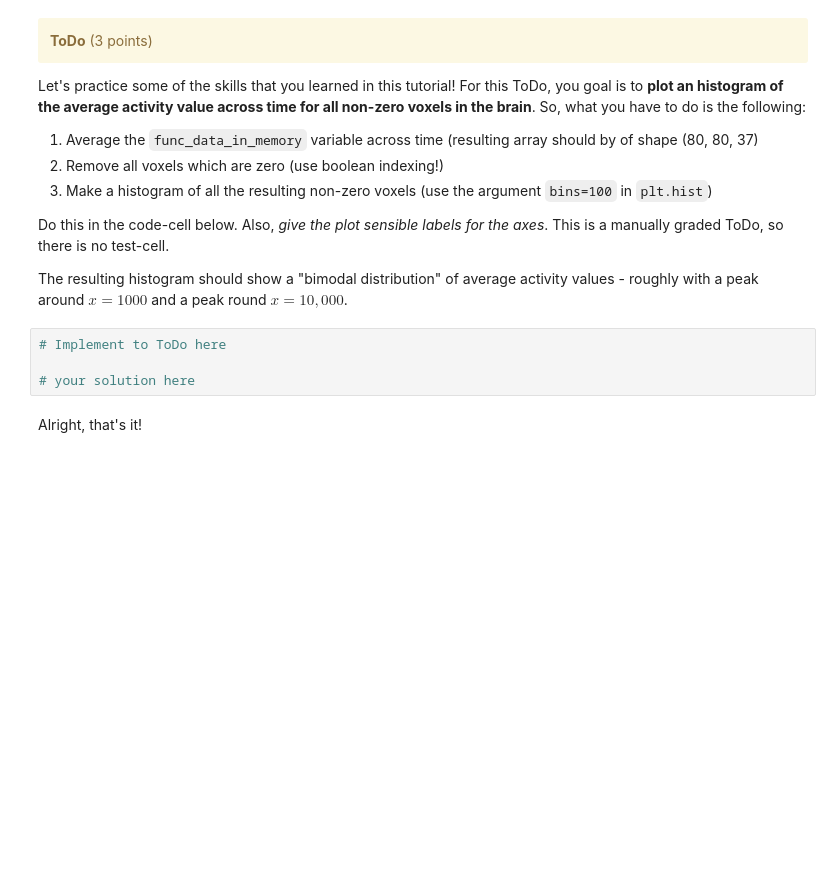
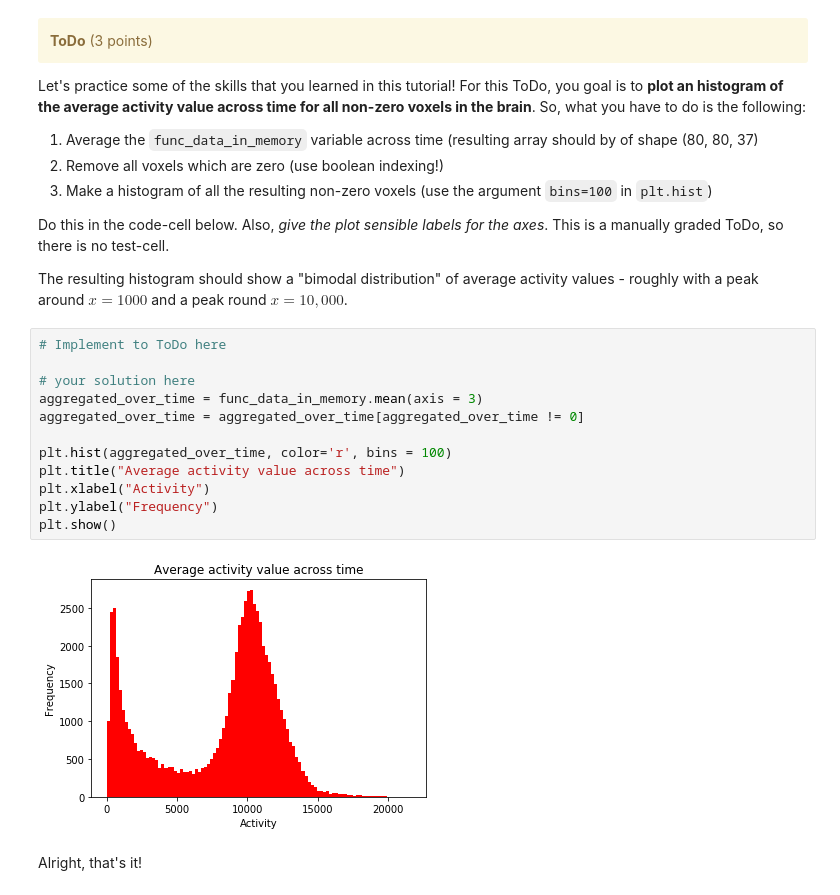
Before and after one commit to FlorianSeitz/python_workshop-Basel, a Jupyter notebook: python_tutorial.ipynb, the cells around one changed output. Saved outputs shown, nothing was run; the diff lists cells and outputs as text; blank space fills up the shorter version.

```diff
--- a/python_tutorial.ipynb
+++ b/python_tutorial.ipynb
@@ -2357,9 +2947,19 @@ Let's practice some of the skills that you learned in this tutorial! For this To
 Do this in the code-cell below. Also, *give the plot sensible labels for the axes*. This is a manually graded ToDo, so there is no test-cell.
 
 The resulting histogram should show a "bimodal distribution" of average activity values - roughly with a peak around $x = 1000$ and a peak round $x = 10,000$.
-# %%
-# Implement to ToDo here
-
-# your solution here
+# %%
+# Implement to ToDo here
+
+# your solution here
+aggregated_over_time = func_data_in_memory.mean(axis = 3)
+aggregated_over_time = aggregated_over_time[aggregated_over_time != 0]
+
+plt.hist(aggregated_over_time, color='r', bins = 100)
+plt.title("Average activity value across time")
+plt.xlabel("Activity")
+plt.ylabel("Frequency")
+plt.show()
+# %% [output]
+[figure, added]
 # %% [markdown]
 Alright, that's it!
```
Also changed, not shown: parts of 126 cells of this notebook.
